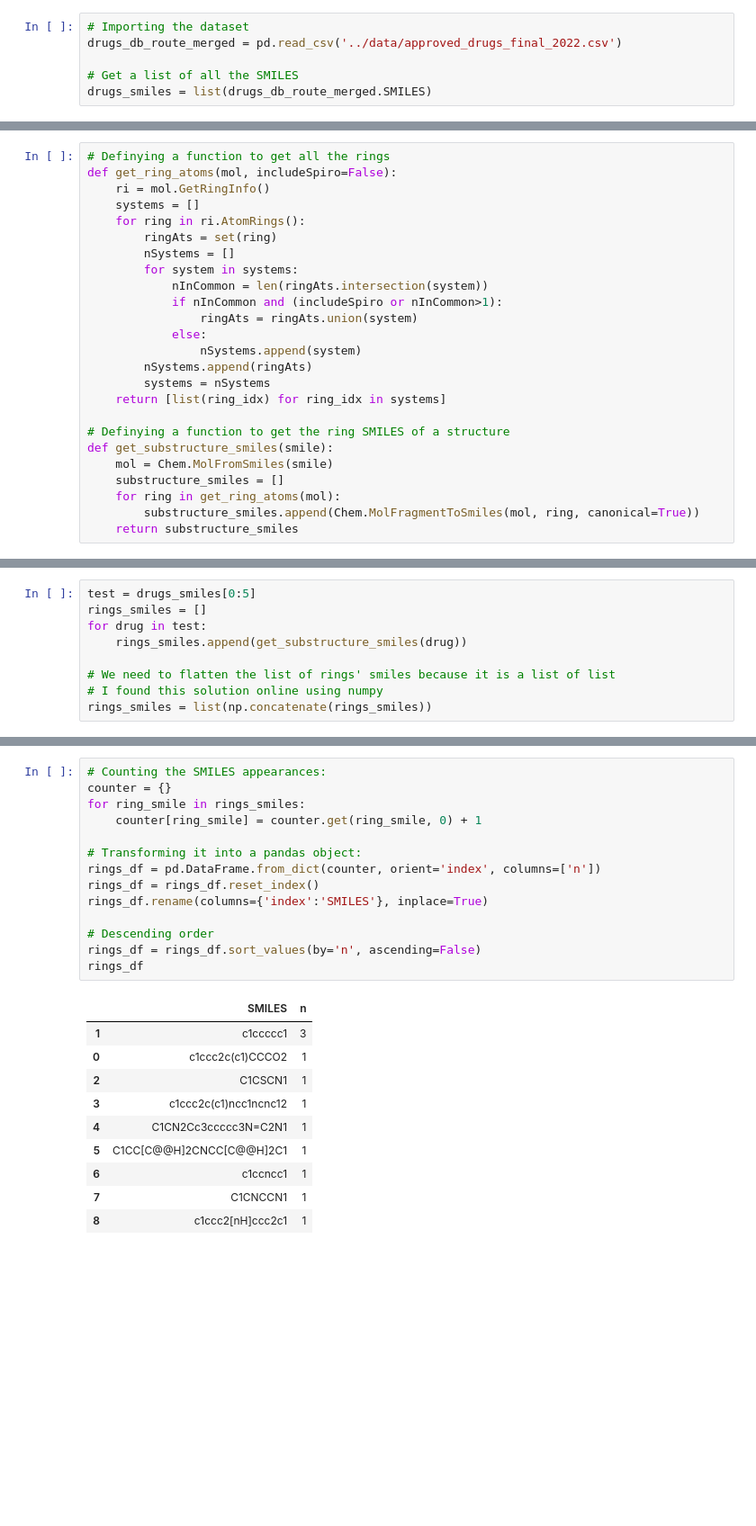
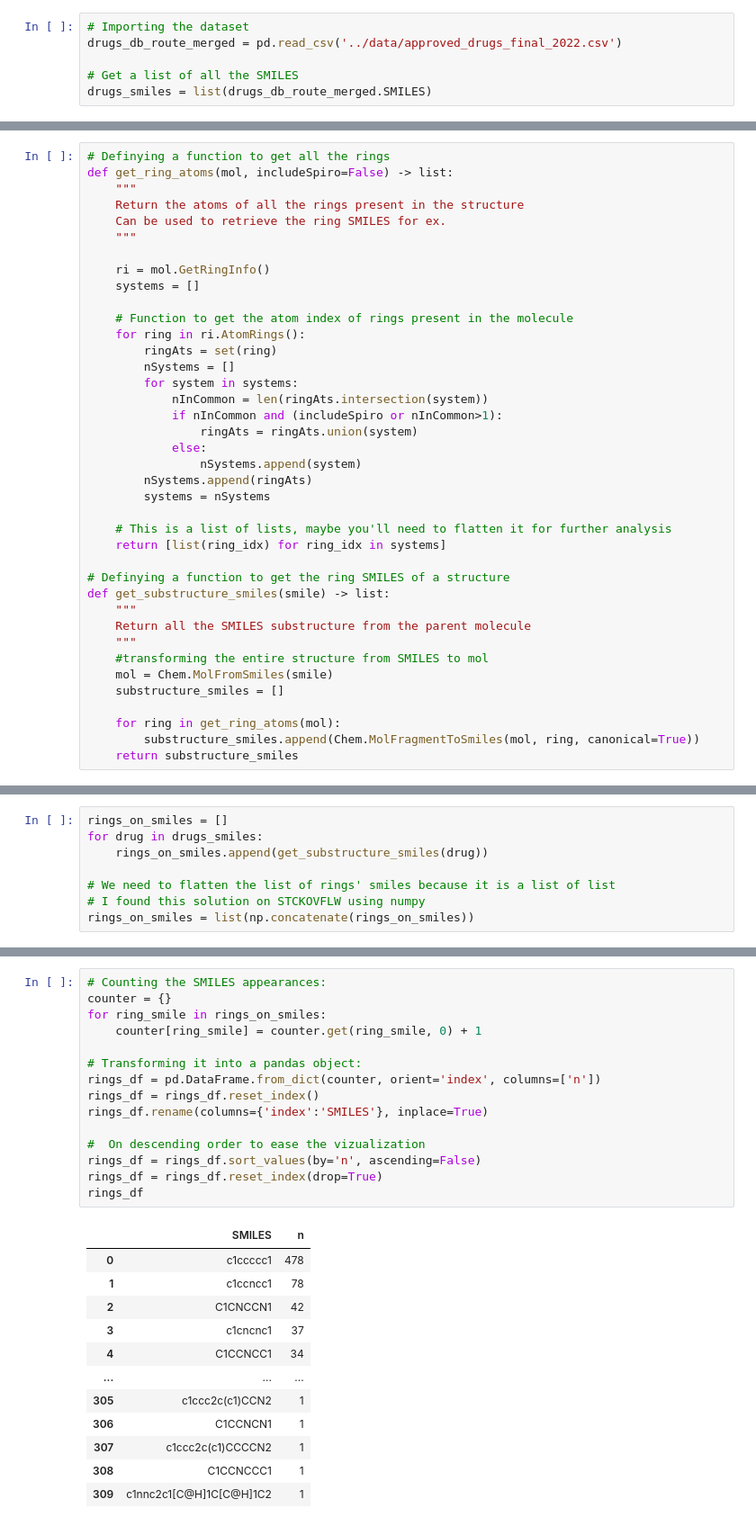
Before and after one commit to arturcgs/lipinski-analysis, a Jupyter notebook: jupyter_notebooks/9_study_of_rings.ipynb, the cells around one changed output, grey strips where cells are left out. Shown at 90% size. Cells and saved outputs as stored; diff of their text form; blank space fills up the shorter version.

```diff
--- a/jupyter_notebooks/9_study_of_rings.ipynb
+++ b/jupyter_notebooks/9_study_of_rings.ipynb
@@ -17,8 +25,15 @@ drugs_smiles = list(drugs_db_route_merged.SMILES)
 # %%
 # Definying a function to get all the rings
-def get_ring_atoms(mol, includeSpiro=False):
+def get_ring_atoms(mol, includeSpiro=False) -> list:
+    """
+    Return the atoms of all the rings present in the structure
+    Can be used to retrieve the ring SMILES for ex.
+    """
+
     ri = mol.GetRingInfo()
     systems = []
+
+    # Function to get the atom index of rings present in the molecule
     for ring in ri.AtomRings():
         ringAts = set(ring)
         nSystems = []
@@ -30,12 +45,19 @@ def get_ring_atoms(mol, includeSpiro=False):
                 nSystems.append(system)
         nSystems.append(ringAts)
         systems = nSystems
+
+    # This is a list of lists, maybe you'll need to flatten it for further analysis
     return [list(ring_idx) for ring_idx in systems]
 
 # Definying a function to get the ring SMILES of a structure
-def get_substructure_smiles(smile):
+def get_substructure_smiles(smile) -> list:
+    """
+    Return all the SMILES substructure from the parent molecule
+    """
+    #transforming the entire structure from SMILES to mol
     mol = Chem.MolFromSmiles(smile)
     substructure_smiles = []
+
     for ring in get_ring_atoms(mol):
         substructure_smiles.append(Chem.MolFragmentToSmiles(mol, ring, canonical=True))
     return substructure_smiles
@@ -42,10 +66,9 @@ def get_substructure_smiles(smile):
 # %%
-test = drugs_smiles[0:5]
-rings_smiles = []
-for drug in test:
-    rings_smiles.append(get_substructure_smiles(drug))
+rings_on_smiles = []
+for drug in drugs_smiles:
+    rings_on_smiles.append(get_substructure_smiles(drug))
 
 # We need to flatten the list of rings' smiles because it is a list of list
-# I found this solution online using numpy
-rings_smiles = list(np.concatenate(rings_smiles))
+# I found this solution on STCKOVFLW using numpy
+rings_on_smiles = list(np.concatenate(rings_on_smiles))
 # %%
@@ -56,25 +80,28 @@ Draw.MolsToGridImage(test_mol, subImgSize=(560,260))
 # %%
 # Counting the SMILES appearances:
 counter = {}
-for ring_smile in rings_smiles:
+for ring_smile in rings_on_smiles:
     counter[ring_smile] = counter.get(ring_smile, 0) + 1
 
 # Transforming it into a pandas object:
 rings_df = pd.DataFrame.from_dict(counter, orient='index', columns=['n'])
 rings_df = rings_df.reset_index()
 rings_df.rename(columns={'index':'SMILES'}, inplace=True)
 
-# Descending order
+#  On descending order to ease the vizualization
 rings_df = rings_df.sort_values(by='n', ascending=False)
+rings_df = rings_df.reset_index(drop=True)
 rings_df
 # %% [output]
 |  | SMILES | n |
-| 1 | c1ccccc1 | 3 |
-| 0 | c1ccc2c(c1)CCCO2 | 1 |
-| 2 | C1CSCN1 | 1 |
-| 3 | c1ccc2c(c1)ncc1ncnc12 | 1 |
-| 4 | C1CN2Cc3ccccc3N=C2N1 | 1 |
-| 5 | C1CC[C@@H]2CNCC[C@@H]2C1 | 1 |
-| 6 | c1ccncc1 | 1 |
-| 7 | C1CNCCN1 | 1 |
-| 8 | c1ccc2[nH]ccc2c1 | 1 |
+| 0 | c1ccccc1 | 478 |
+| 1 | c1ccncc1 | 78 |
+| 2 | C1CNCCN1 | 42 |
+| 3 | c1cncnc1 | 37 |
+| 4 | C1CCNCC1 | 34 |
+| ... | ... | ... |
+| 305 | c1ccc2c(c1)CCN2 | 1 |
+| 306 | C1CCNCN1 | 1 |
+| 307 | c1ccc2c(c1)CCCCN2 | 1 |
+| 308 | C1CCNCCC1 | 1 |
+| 309 | c1nnc2c1[C@H]1C[C@H]1C2 | 1 |
```
Also changed, not shown: parts of 14 cells of this notebook, 1 other file.
